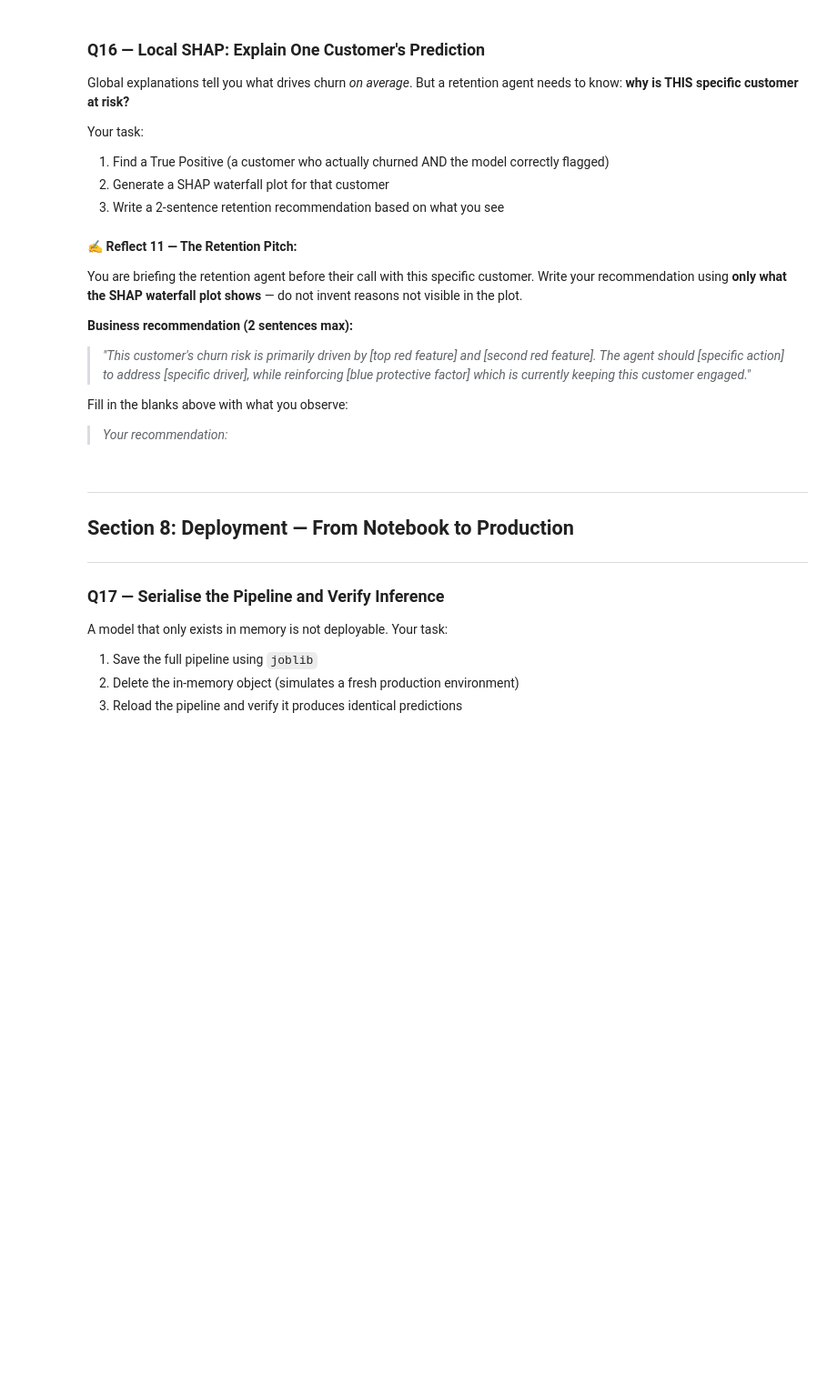
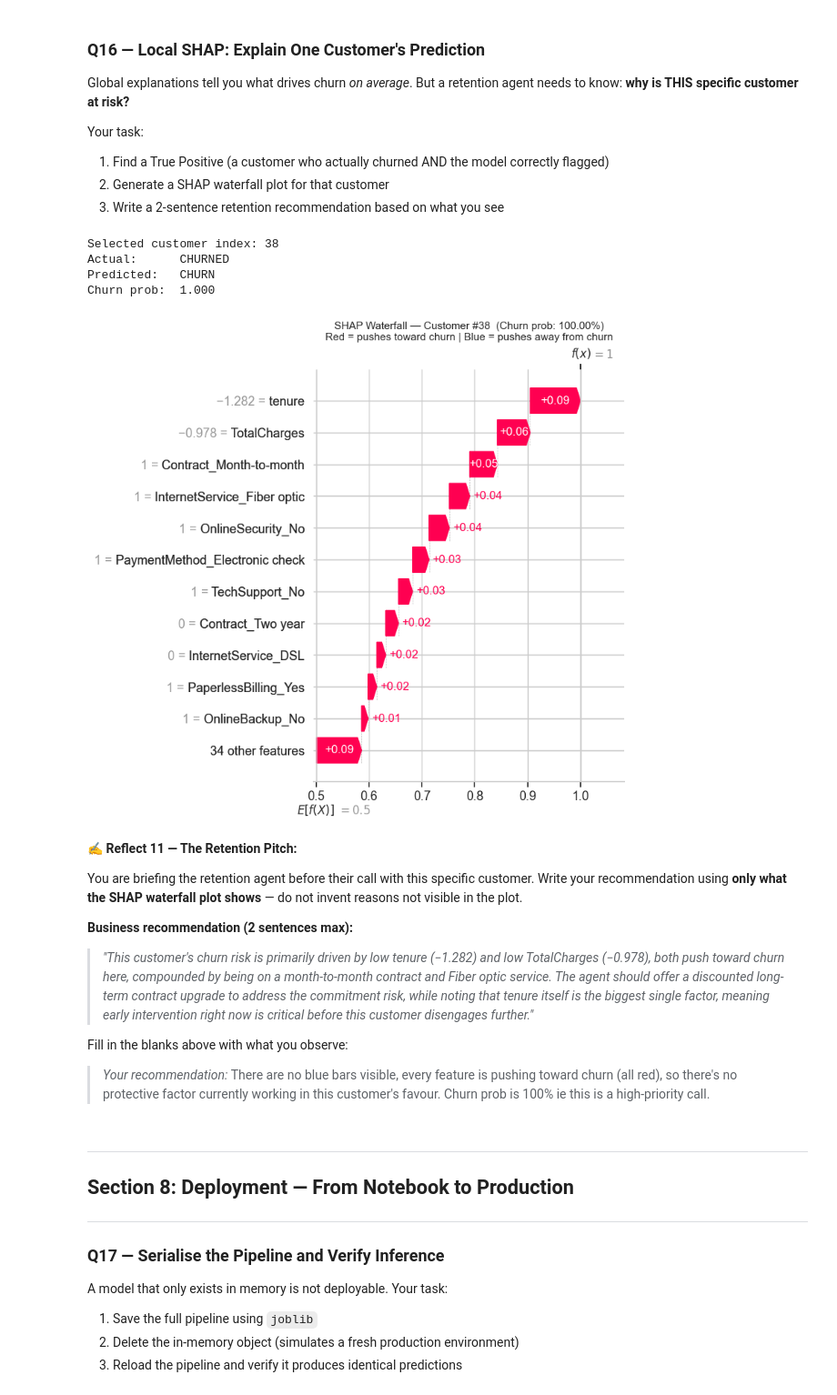
Before and after one commit to Sulav-Koirala/AI-Fellowship-Assignments, a Jupyter notebook: Week 5/W5_Tree-Based Models & Ensembles_Assignment.ipynb, the cells around one changed output. Shown at 91% size. Cells and saved outputs as stored; diff of their text form; code cells hidden in the pictures; blank space fills up the shorter version.

```diff
--- a/Week 5/W5_Tree-Based Models & Ensembles_Assignment.ipynb
+++ b/Week 5/W5_Tree-Based Models & Ensembles_Assignment.ipynb
@@ -910,32 +937,36 @@ Your task:
 # %%
 y_pred_all  = full_pipeline.predict(X_te_p)
 y_proba_all = full_pipeline.predict_proba(X_te_p)[:, 1]
 
 # YOUR CODE HERE
 # Find the indices of True Positives: actual==1 AND predicted==1
 # Store as tp_indices (a numpy array of integer indices)
-tp_indices = None
-raise NotImplementedError("Find True Positive indices")
+tp_indices = np.where((y_te_p.values == 1) & (y_pred_all == 1))[0]
 
 # ── SELF-CHECK ────────────────────────────────────────────────────────────────
 assert len(tp_indices) > 0, "No True Positives found — check your pipeline is fitted"
 
 # Pick the True Positive with the HIGHEST predicted probability (most confident)
 # YOUR CODE HERE — find the index in tp_indices where y_proba_all is highest
-chosen_idx = None
-raise NotImplementedError("Choose the highest-confidence True Positive")
+chosen_idx = tp_indices[np.argmax(y_proba_all[tp_indices])]
 
 print(f"Selected customer index: {chosen_idx}")
 print(f"Actual:      {'CHURNED' if y_te_p.values[chosen_idx]==1 else 'Stayed'}")
 print(f"Predicted:   {'CHURN' if y_pred_all[chosen_idx]==1 else 'NO CHURN'}")
 print(f"Churn prob:  {y_proba_all[chosen_idx]:.3f}")
 
 # Waterfall plot (runs once chosen_idx is defined)
 plt.figure(figsize=(13, 6))
 shap.plots.waterfall(shap_values[:, :, 1][chosen_idx], max_display=12, show=False)
 plt.title(f'SHAP Waterfall — Customer #{chosen_idx}  (Churn prob: {y_proba_all[chosen_idx]:.2%})\n'
           'Red = pushes toward churn | Blue = pushes away from churn', fontsize=11)
 plt.tight_layout(); plt.show()
+# %% [output]
+Selected customer index: 38
+Actual:      CHURNED
+Predicted:   CHURN
+Churn prob:  1.000
+[figure, added]
 # %% [markdown]
 ✍️ **Reflect 11 — The Retention Pitch:**
 
@@ -944,11 +975,12 @@ Write your recommendation using **only what the SHAP waterfall plot shows** —
 
 **Business recommendation (2 sentences max):**
 
-> *"This customer's churn risk is primarily driven by [top red feature] and [second red feature]. The agent should [specific action] to address [specific driver], while reinforcing [blue protective factor] which is currently keeping this customer engaged."*
+> *"This customer's churn risk is primarily driven by low tenure (−1.282) and low TotalCharges (−0.978), both push toward churn here, compounded by being on a month-to-month contract and Fiber optic service. The agent should offer a discounted long-term contract upgrade to address the commitment risk, while noting that tenure itself is the biggest single factor, meaning early intervention right now is critical before this customer disengages further."*
 
 Fill in the blanks above with what you observe:
 
 > *Your recommendation:*
+ There are no blue bars visible, every feature is pushing toward churn (all red), so there's no protective factor currently working in this customer's favour. Churn prob is 100% ie this is a high-priority call.
 # %% [markdown]
 ---
 ## Section 8: Deployment — From Notebook to Production
```
Also changed, not shown: parts of 5 cells of this notebook.
